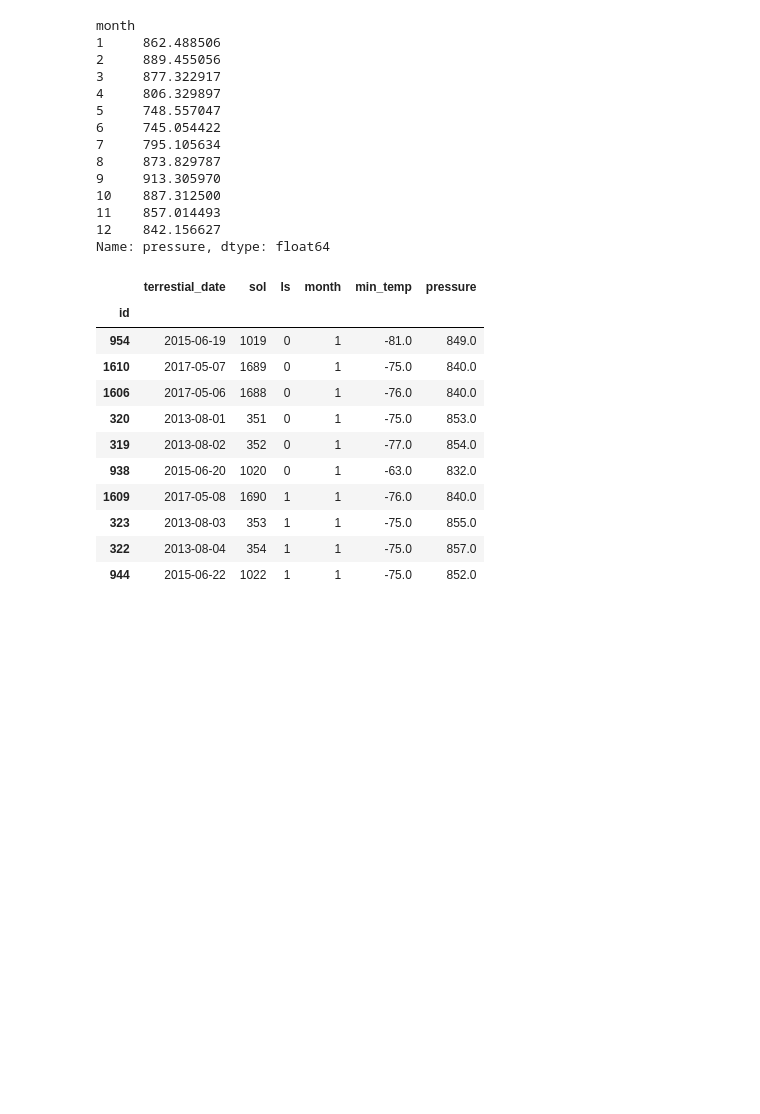
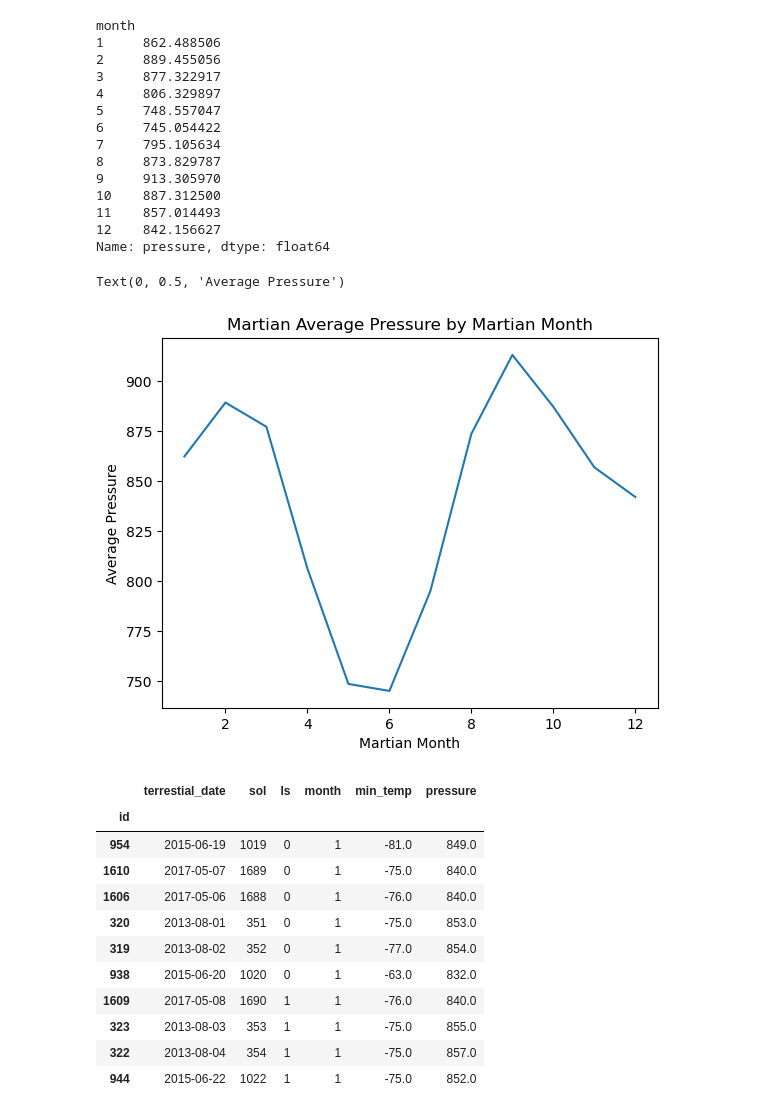
Before and after one commit to Duckferd/webscrape-challenge, a Jupyter notebook: part_2_mars_weather.ipynb, the cells around one changed output. Drawn from its saved outputs; the diff is of its cells as text; code cells hidden in the pictures; blank space fills up the shorter version.

```diff
--- a/part_2_mars_weather.ipynb
+++ b/part_2_mars_weather.ipynb
@@ -240,3 +241,13 @@ Name: pressure, dtype: float64
+# %%
+# Plot the average pressure by month
+plt.plot(average_pressure)
+
+plt.title('Martian Average Pressure by Martian Month')
+plt.xlabel('Martian Month')
+plt.ylabel('Average Pressure')
+# %% [output]
+Text(0, 0.5, 'Average Pressure')
+[figure, added]
 # %%
 # 5. How many terrestrial (earth) days are there in a Martian year?
 df.sort_values('ls', ascending=True).head(10)
```
Also changed, not shown: parts of 5 cells of this notebook.
